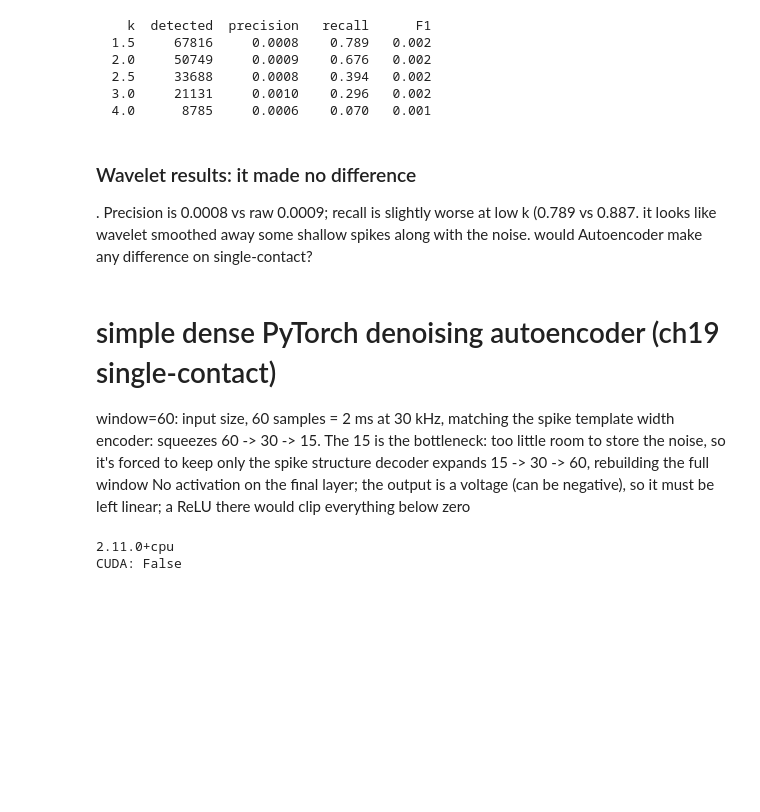
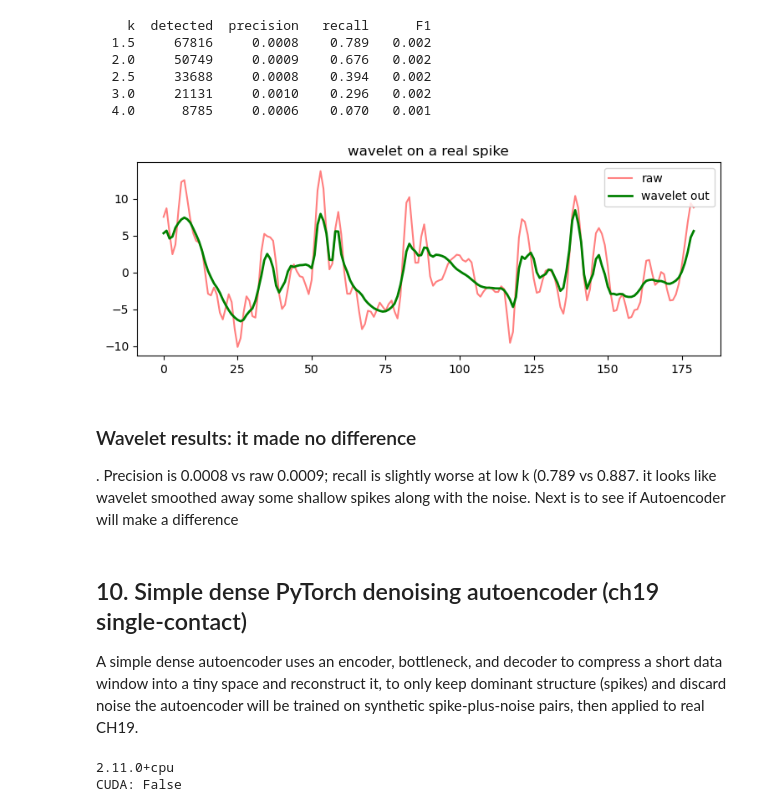
Before and after one commit to Razan-88/Decoding_Chronic_Pain, a Jupyter notebook: notebooks/05_real_data_pipeline.ipynb, the cells around one changed output. Drawn from its saved outputs; the diff is of its cells as text; code cells hidden in the pictures; blank space fills up the shorter version.

```diff
--- a/notebooks/05_real_data_pipeline.ipynb
+++ b/notebooks/05_real_data_pipeline.ipynb
@@ -288,16 +401,23 @@ for k in [1.5, 2, 2.5, 3, 4]:
   2.5     33688     0.0008    0.394   0.002
   3.0     21131     0.0010    0.296   0.002
   4.0      8785     0.0006    0.070   0.001
+# %%
+st = gt_in_win[5]
+i = int((st - t_start) * sample_rate)
+plt.figure(figsize=(9,3))
+plt.plot(ch19[i-90:i+90], 'r', alpha=0.5, label='raw')
+plt.plot(ch19_wav[i-90:i+90], 'g', linewidth=2, label='wavelet out')
+plt.legend(); plt.title('wavelet on a real spike'); plt.show()
+# %% [output]
+[figure, added]
 # %% [markdown]
 ### Wavelet results: it made no difference
 . Precision is 0.0008 vs raw 0.0009; recall is slightly worse at low k (0.789 vs 0.887. it looks like wavelet smoothed away some shallow spikes along with the noise.
-would Autoencoder make any difference on single-contact?
+Next is to see if Autoencoder will make a difference
 # %% [markdown]
-# simple dense PyTorch denoising autoencoder (ch19 single-contact)
-window=60: input size, 60 samples = 2 ms at 30 kHz, matching the spike template width
-encoder: squeezes 60 -> 30 -> 15. The 15 is the bottleneck: too little room to store the noise, so it's forced to keep only the spike structure
-decoder expands 15 -> 30 -> 60, rebuilding the full window
-No activation on the final layer; the output is a voltage (can be negative), so it must be left linear; a ReLU there would clip everything below zero
+## 10. Simple dense PyTorch denoising autoencoder (ch19 single-contact)
+A simple dense autoencoder uses an encoder, bottleneck, and decoder to compress a short data window into a tiny space and reconstruct it, to only keep dominant structure (spikes) and discard noise
+the autoencoder will be trained on synthetic spike-plus-noise pairs, then applied to real CH19.
 # %%
 import torch
 import torch.nn as nn
```
Also changed, not shown: parts of 62 cells of this notebook, 1 other file.
